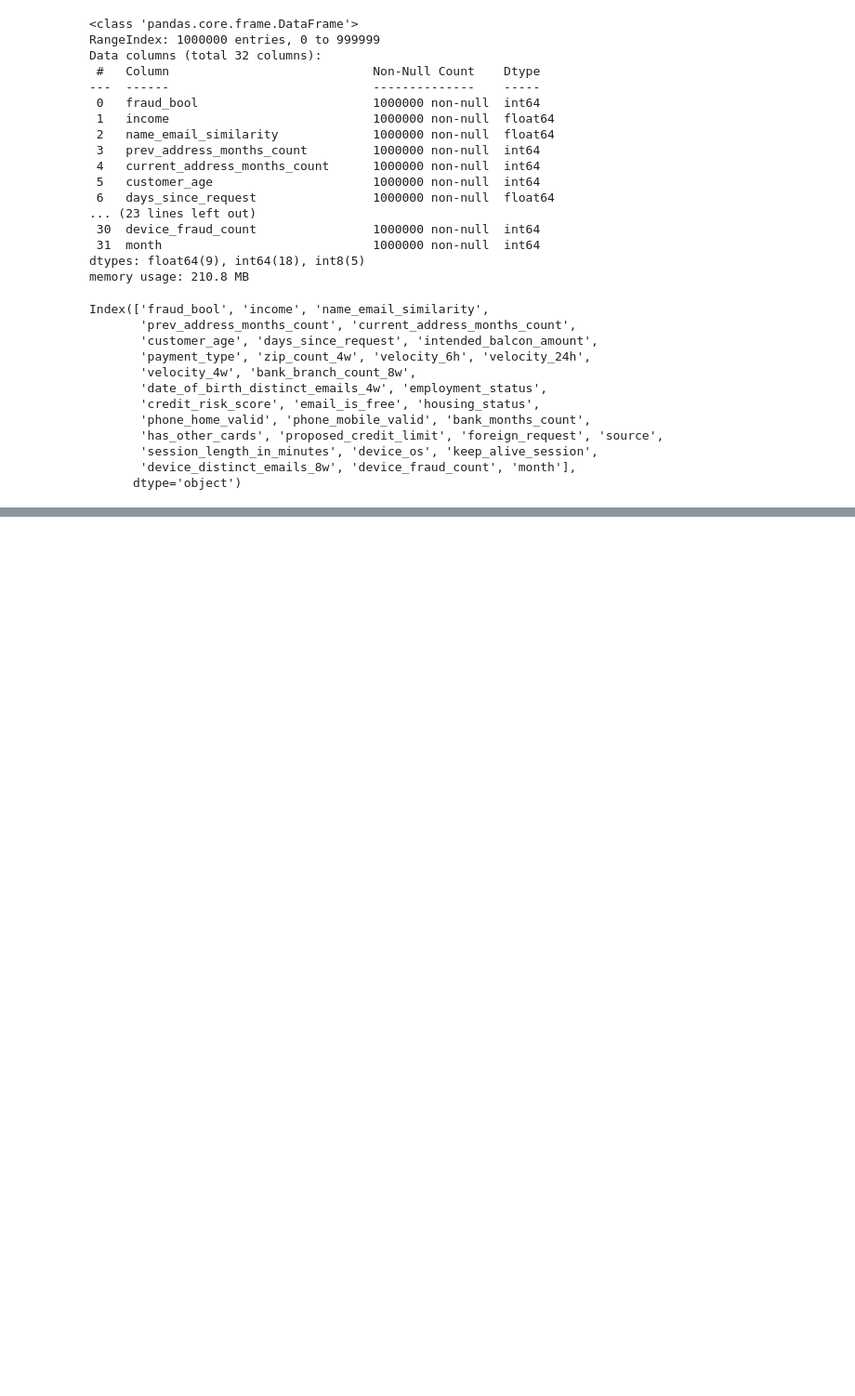
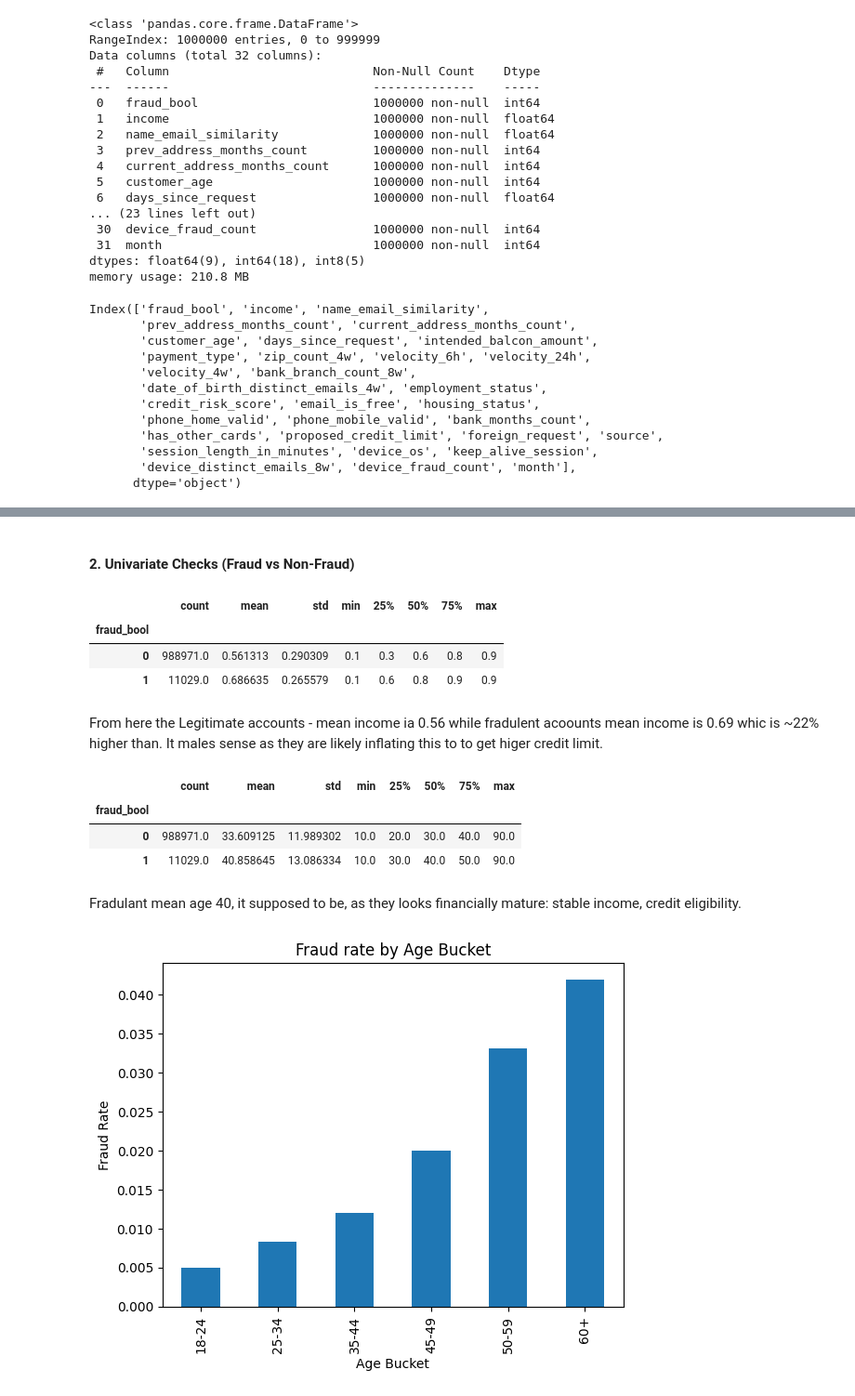
Before and after one commit to sjchem/bank-account-fraud-detection, a Jupyter notebook: notebooks/1.load-data-EDA.ipynb, the cells around one changed output, grey strips where cells are left out. Shown at 93% size. Cells and saved outputs as stored; diff of their text form; code cells hidden in the pictures; blank space fills up the shorter version.

```diff
--- a/notebooks/1.load-data-EDA.ipynb
+++ b/notebooks/1.load-data-EDA.ipynb
@@ -114,0 +138,36 @@ Index(['fraud_bool', 'income', 'name_email_similarity',
+# %% [markdown]
+#### 2. Univariate Checks (Fraud vs Non-Fraud)
+# %%
+# Income distribution by fraud status
+df.groupby('fraud_bool')['income'].describe()
+# %% [output]
+|  | count | mean | std | min | 25% | 50% | 75% | max |
+| fraud_bool |  |  |  |  |  |  |  |  |
+| 0 | 988971.0 | 0.561313 | 0.290309 | 0.1 | 0.3 | 0.6 | 0.8 | 0.9 |
+| 1 | 11029.0 | 0.686635 | 0.265579 | 0.1 | 0.6 | 0.8 | 0.9 | 0.9 |
+# %% [markdown]
+From here the Legitimate accounts - mean income ia 0.56 while fradulent acoounts mean income is 0.69 whic is ~22% higher than. It males sense as they are likely inflating this to to get higer credit limit.
+# %%
+#age distribution by fraud status
+df.groupby('fraud_bool')['customer_age'].describe()
+# %% [output]
+|  | count | mean | std | min | 25% | 50% | 75% | max |
+| fraud_bool |  |  |  |  |  |  |  |  |
+| 0 | 988971.0 | 33.609125 | 11.989302 | 10.0 | 20.0 | 30.0 | 40.0 | 90.0 |
+| 1 | 11029.0 | 40.858645 | 13.086334 | 10.0 | 30.0 | 40.0 | 50.0 | 90.0 |
+# %% [markdown]
+Fradulant mean age 40, it supposed to be, as they looks financially mature: stable income, credit eligibility.
+# %%
+#Plot Fraud Rate by Age Bucket
+df ['age_bucket'] = pd.cut(
+    df['customer_age'], bins=[18, 25, 35, 45, 50, 60, 100],
+    labels=['18-24', '25-34', '35-44', '45-49', '50-59', '60+']
+)
+age_fraud = df.groupby('age_bucket')['fraud_bool'].mean()
+age_fraud.plot(kind='bar')
+plt.title('Fraud rate by Age Bucket')
+plt.xlabel('Age Bucket')
+plt.ylabel('Fraud Rate')
+plt.show()
+# %% [output]
+[figure, added]
```
Also changed, not shown: parts of 14 cells of this notebook.
